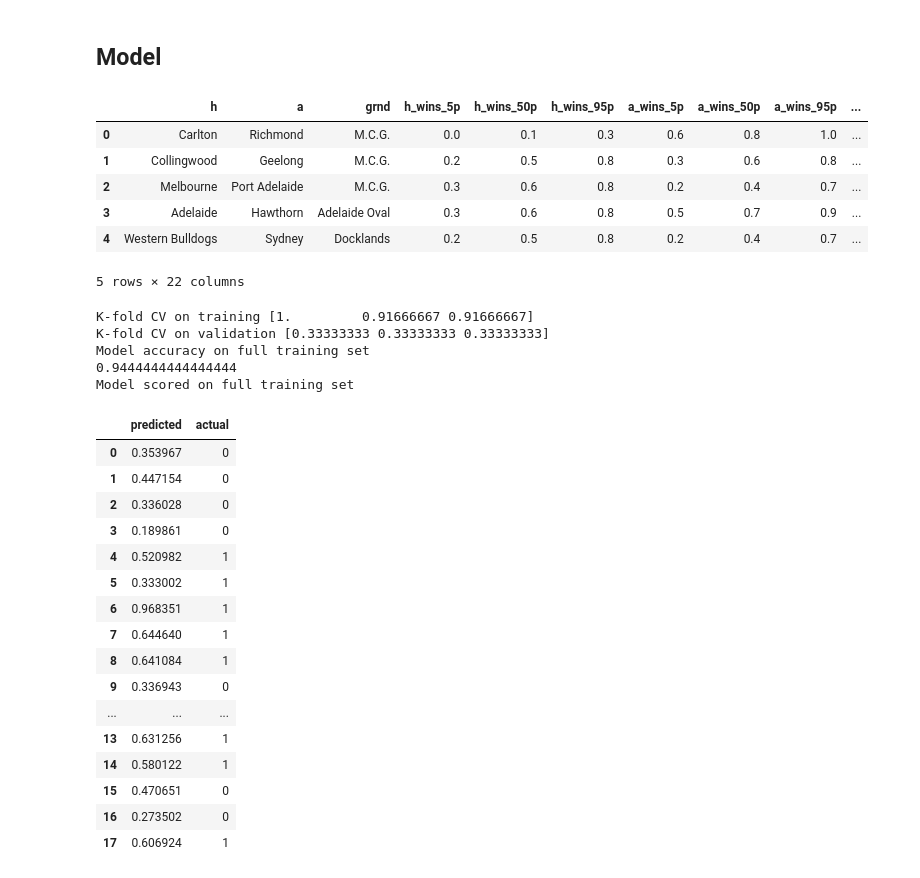
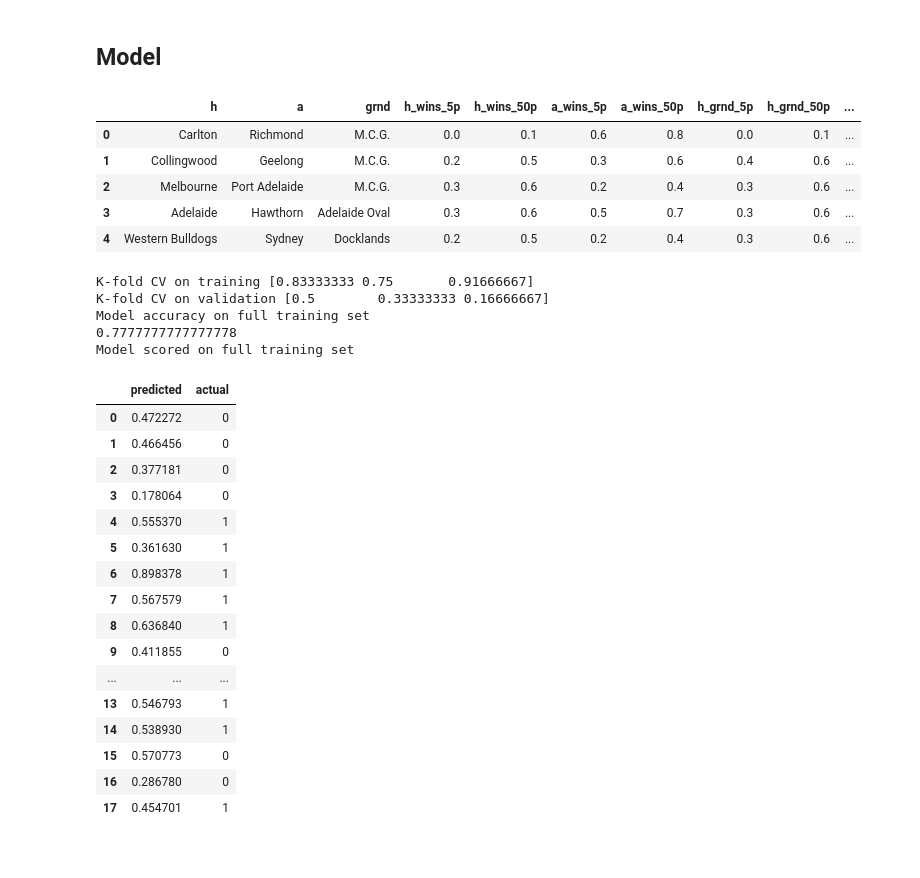
Before and after one commit to toddniven/AFL-Monash-comp, a Jupyter notebook: AFL tips.ipynb, the cells around one changed output. Cells and saved outputs as stored; diff of their text form; code cells hidden in the pictures.

```diff
--- a/AFL tips.ipynb
+++ b/AFL tips.ipynb
@@ -402,19 +402,19 @@ print(np.percentile(t2_grnd, [5,50,95]))
 # %%
 ## Up to round 2
 games_so_far = len(round1_results+round2_results)
 
 training = pd.concat([pd.read_csv('training/round1-2019.csv'),
                      pd.read_csv('training/round2-2019.csv')], axis=0, ignore_index=True)
-training = training.iloc[:games_so_far,:]
+## Dropping the 95 percentile since it should be ~5% + 50% as binomial distribution are symmetric
+training = training.iloc[:games_so_far,:].drop(['h_wins_95p','h_grnd_95p','a_wins_95p','a_grnd_95p','h_vs_a_95p'], axis=1)
 training.head()
 # %% [output]
-|  | h | a | grnd | h_wins_5p | h_wins_50p | h_wins_95p | a_wins_5p | a_wins_50p | a_wins_95p | ... |
-| 0 | Carlton | Richmond | M.C.G. | 0.0 | 0.1 | 0.3 | 0.6 | 0.8 | 1.0 | ... |
-| 1 | Collingwood | Geelong | M.C.G. | 0.2 | 0.5 | 0.8 | 0.3 | 0.6 | 0.8 | ... |
-| 2 | Melbourne | Port Adelaide | M.C.G. | 0.3 | 0.6 | 0.8 | 0.2 | 0.4 | 0.7 | ... |
-| 3 | Adelaide | Hawthorn | Adelaide Oval | 0.3 | 0.6 | 0.8 | 0.5 | 0.7 | 0.9 | ... |
-| 4 | Western Bulldogs | Sydney | Docklands | 0.2 | 0.5 | 0.8 | 0.2 | 0.4 | 0.7 | ... |
+|  | h | a | grnd | h_wins_5p | h_wins_50p | a_wins_5p | a_wins_50p | h_grnd_5p | h_grnd_50p | ... |
+| 0 | Carlton | Richmond | M.C.G. | 0.0 | 0.1 | 0.6 | 0.8 | 0.0 | 0.1 | ... |
+| 1 | Collingwood | Geelong | M.C.G. | 0.2 | 0.5 | 0.3 | 0.6 | 0.4 | 0.6 | ... |
+| 2 | Melbourne | Port Adelaide | M.C.G. | 0.3 | 0.6 | 0.2 | 0.4 | 0.3 | 0.6 | ... |
+| 3 | Adelaide | Hawthorn | Adelaide Oval | 0.3 | 0.6 | 0.5 | 0.7 | 0.3 | 0.6 | ... |
+| 4 | Western Bulldogs | Sydney | Docklands | 0.2 | 0.5 | 0.2 | 0.4 | 0.3 | 0.6 | ... |
-5 rows × 22 columns
 # %%
 from sklearn.linear_model import LogisticRegression
 from sklearn.model_selection import cross_validate
@@ -441,28 +441,28 @@ print(clf.score(X,y))
 print('Model scored on full training set')
 pd.DataFrame(list(zip(clf.predict_proba(X)[:,1],y)),columns=['predicted','actual'])
 # %% [output]
-K-fold CV on training [1.         0.91666667 0.91666667]
-K-fold CV on validation [0.33333333 0.33333333 0.33333333]
+K-fold CV on training [0.83333333 0.75       0.91666667]
+K-fold CV on validation [0.5        0.33333333 0.16666667]
 Model accuracy on full training set
-0.9444444444444444
+0.7777777777777778
 Model scored on full training set
 |  | predicted | actual |
-| 0 | 0.353967 | 0 |
-| 1 | 0.447154 | 0 |
-| 2 | 0.336028 | 0 |
-| 3 | 0.189861 | 0 |
-| 4 | 0.520982 | 1 |
-| 5 | 0.333002 | 1 |
-| 6 | 0.968351 | 1 |
-| 7 | 0.644640 | 1 |
-| 8 | 0.641084 | 1 |
-| 9 | 0.336943 | 0 |
+| 0 | 0.472272 | 0 |
+| 1 | 0.466456 | 0 |
+| 2 | 0.377181 | 0 |
+| 3 | 0.178064 | 0 |
+| 4 | 0.555370 | 1 |
+| 5 | 0.361630 | 1 |
+| 6 | 0.898378 | 1 |
+| 7 | 0.567579 | 1 |
+| 8 | 0.636840 | 1 |
+| 9 | 0.411855 | 0 |
 | ... | ... | ... |
-| 13 | 0.631256 | 1 |
-| 14 | 0.580122 | 1 |
-| 15 | 0.470651 | 0 |
-| 16 | 0.273502 | 0 |
-| 17 | 0.606924 | 1 |
+| 13 | 0.546793 | 1 |
+| 14 | 0.538930 | 1 |
+| 15 | 0.570773 | 0 |
+| 16 | 0.286780 | 0 |
+| 17 | 0.454701 | 1 |
 # %%
 # The odds of features
 pd.DataFrame(list(zip(training.iloc[:,3:].columns, np.exp(clf.coef_)[0])),columns=['column','odds'])
```
Also changed, not shown: parts of 2 cells of this notebook.
